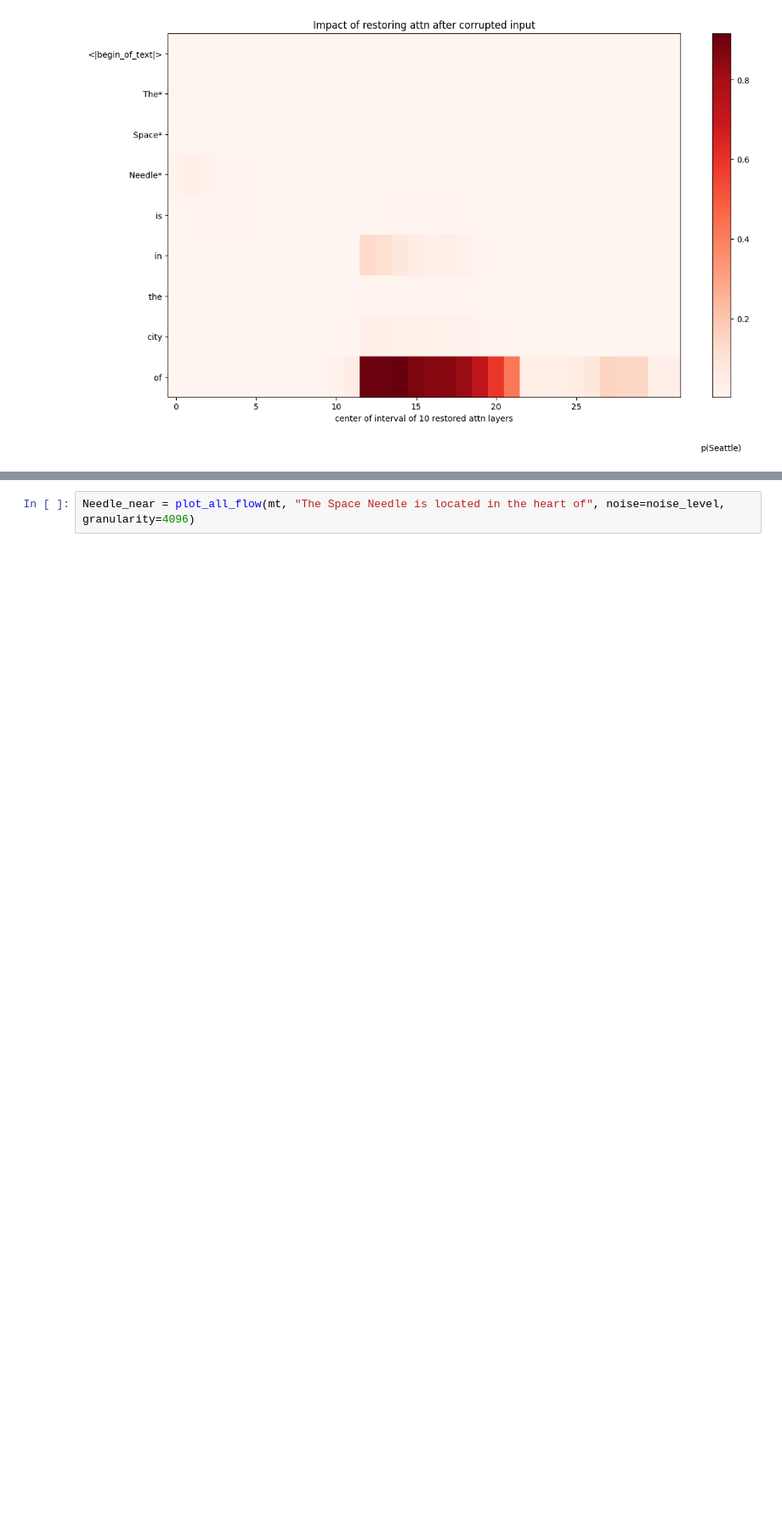
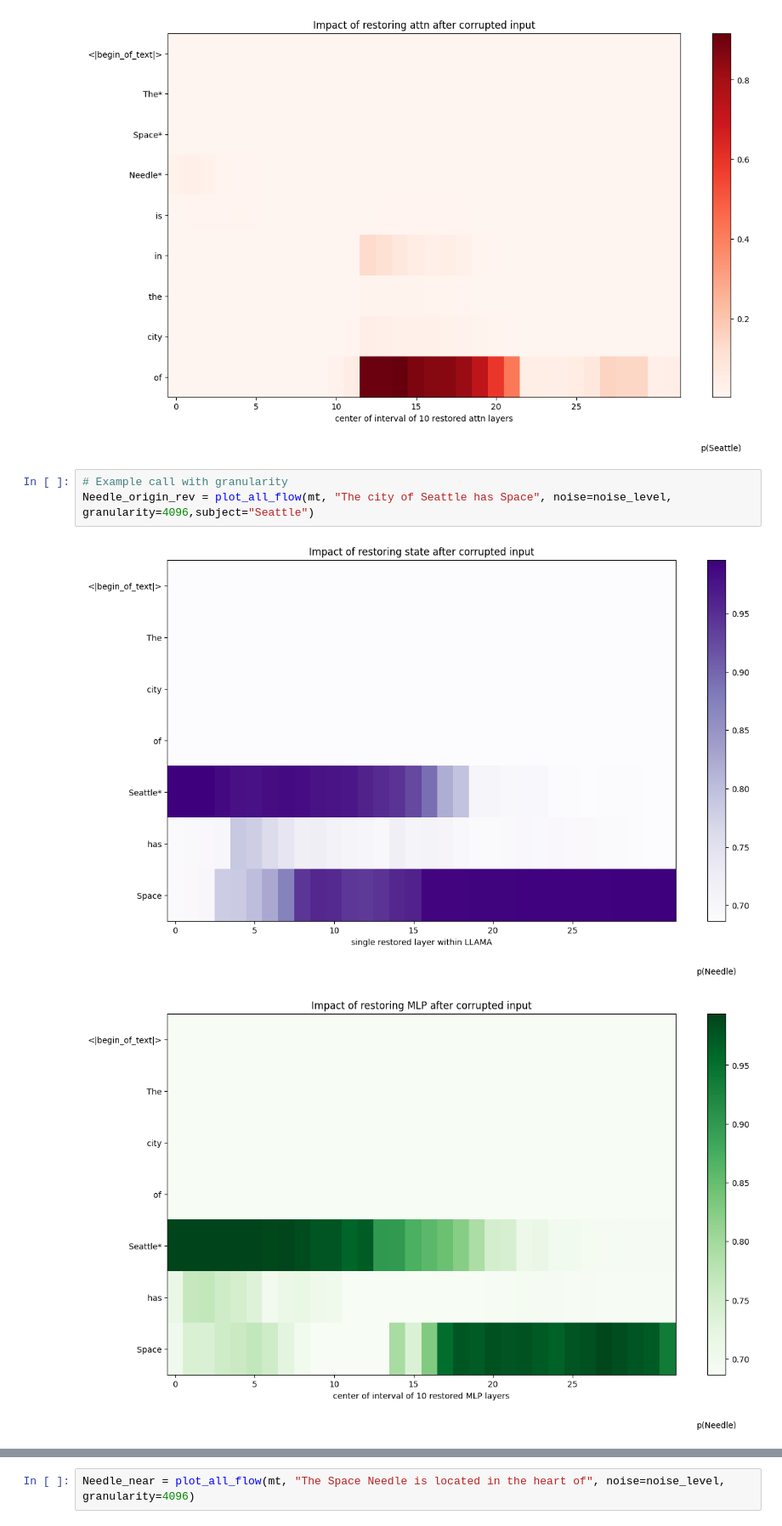
Before and after one commit to JACKPURCELL/rome, a Jupyter notebook: notebooks/validate_2_llama.ipynb, the cells around one changed output, grey strips where cells are left out. Shown at 85% size. Cells and saved outputs as stored; diff of their text form; blank space fills up the shorter version.

```diff
--- a/notebooks/validate_2_llama.ipynb
+++ b/notebooks/validate_2_llama.ipynb
@@ -301,3 +301,9 @@ Needle_origin = plot_all_flow(mt, "The Space Needle is in the city of", noise=no
 [figure]
 [figure]
 [figure]
+# %%
+# Example call with granularity
+Needle_origin_rev = plot_all_flow(mt, "The city of Seattle has Space", noise=noise_level, granularity=4096,subject="Seattle")
+# %% [output]
+[figure, added]
+[figure, added]
```
Also changed, not shown: parts of 13 cells of this notebook, 1 other file.
